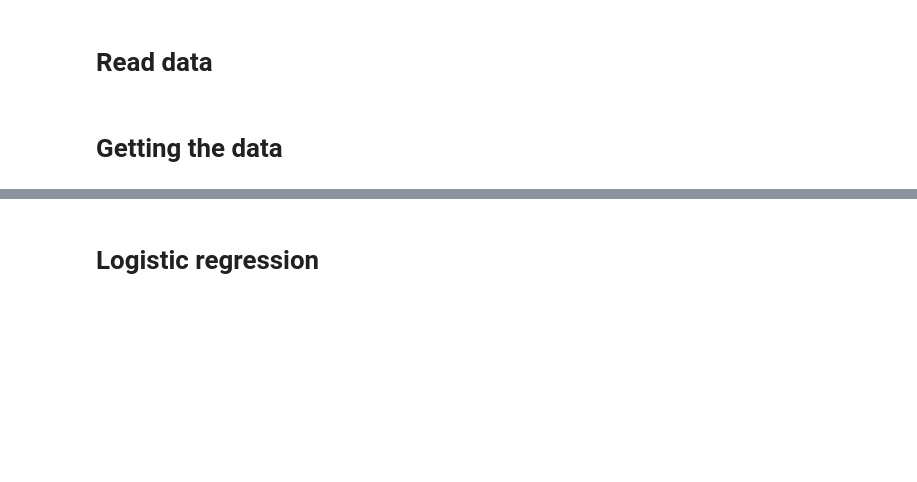
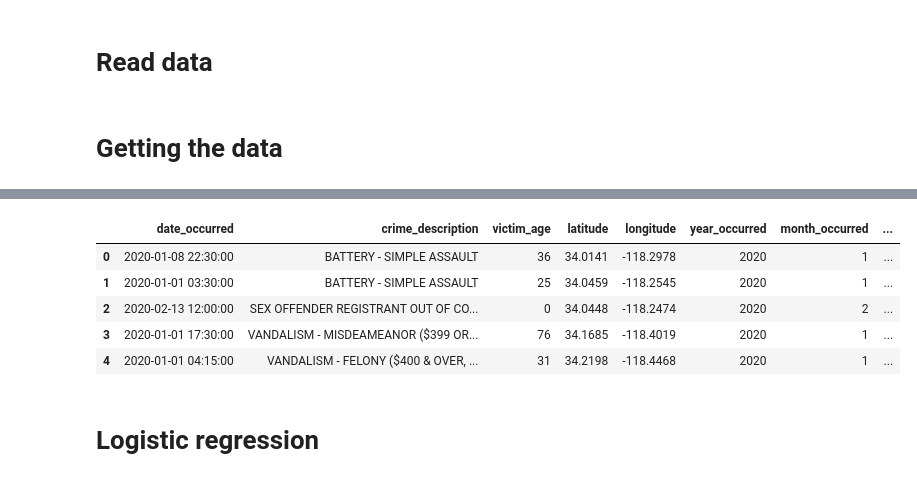
Before and after one commit to cris-sun/safe_live, a Jupyter notebook: notebooks/ml.ipynb, the cells around one changed output, grey strips where cells are left out. Saved outputs shown, nothing was run; the diff lists cells and outputs as text; code cells hidden in the pictures; blank space fills up the shorter version.

```diff
--- a/notebooks/ml.ipynb
+++ b/notebooks/ml.ipynb
@@ -77,0 +117,13 @@ df.head(3)
+# %%
+# Create new column 'time_of_day' based on time
+def categorize_time(hour):
+    if 6 <= hour < 12:
+        return 'morning'
+    elif 12 <= hour < 18:
+        return 'afternoon'
+    elif 18 <= hour < 24:
+        return 'evening'
+    else:
+        return 'night'
+
+df['time_of_day'] = df['hour_occurred'].apply(categorize_time)
@@ -78,3 +132,18 @@ df.head(3)
+# %%
+pd.set_option('display.max_rows', None)
+pd.set_option('display.max_columns', None)
+# %%
+df = pd.get_dummies(df, columns=['victim_descent', 'victim_sex'])
+df = df.replace({True: 1, False: 0})
+
+df.head()
+# %% [output]
+|  | date_occurred | crime_description | victim_age | latitude | longitude | year_occurred | month_occurred | ... |
+| 0 | 2020-01-08 22:30:00 | BATTERY - SIMPLE ASSAULT | 36 | 34.0141 | -118.2978 | 2020 | 1 | ... |
+| 1 | 2020-01-01 03:30:00 | BATTERY - SIMPLE ASSAULT | 25 | 34.0459 | -118.2545 | 2020 | 1 | ... |
+| 2 | 2020-02-13 12:00:00 | SEX OFFENDER REGISTRANT OUT OF CO... | 0 | 34.0448 | -118.2474 | 2020 | 2 | ... |
+| 3 | 2020-01-01 17:30:00 | VANDALISM - MISDEAMEANOR ($399 OR... | 76 | 34.1685 | -118.4019 | 2020 | 1 | ... |
+| 4 | 2020-01-01 04:15:00 | VANDALISM - FELONY ($400 & OVER, ... | 31 | 34.2198 | -118.4468 | 2020 | 1 | ... |
 # %% [markdown]
 # Logistic regression
 # %%
```
Also changed, not shown: parts of 13 cells of this notebook.
